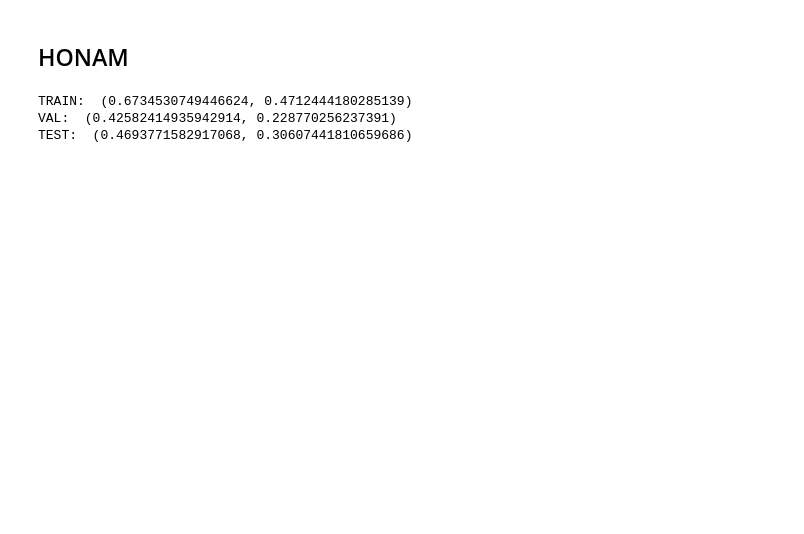
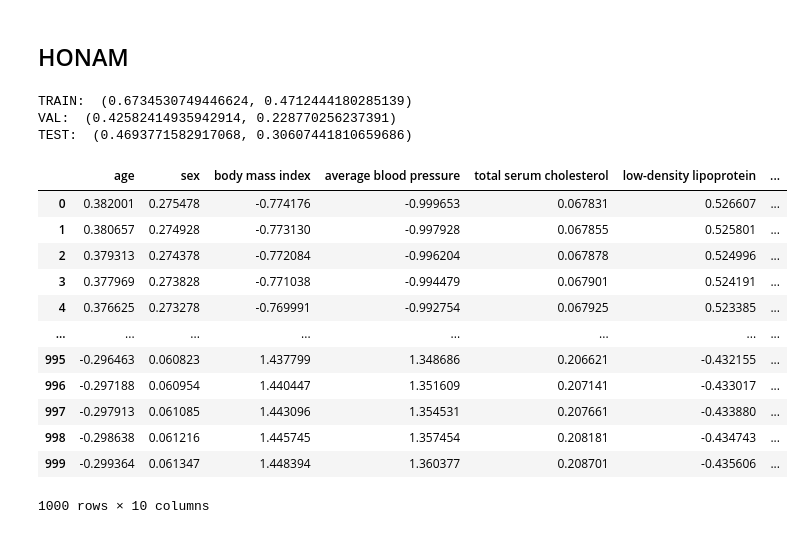
Before and after one commit to keensam04/HONAM, a Jupyter notebook: diabetes_progression.ipynb, the cells around one changed output. Saved outputs shown, nothing was run; the diff lists cells and outputs as text; code cells hidden in the pictures; blank space fills up the shorter version.

```diff
--- a/diabetes_progression.ipynb
+++ b/diabetes_progression.ipynb
@@ -821,3 +838,27 @@ print('TEST: ', evaluate(y_test, honam_pred, task))
 TRAIN:  (0.6734530749446624, 0.4712444180285139)
 VAL:  (0.42582414935942914, 0.228770256237391)
 TEST:  (0.4693771582917068, 0.30607441810659686)
+# %%
+num_samples = 1000
+cols = []
+for i in range(len(columns)):
+    X = np.zeros((num_samples, len(columns)))
+    X[:, i] = np.linspace(-5.0, 5.0, num_samples)
+    df = honam.feature_importance(X, [labels[c] for c in columns])
+    cols.append(df.iloc[:,i])
+honam_g = pd.DataFrame(cols).T
+honam_g
+# %% [output]
+|  | age | sex | body mass index | average blood pressure | total serum cholesterol | low-density lipoprotein | ... |
+| 0 | 0.382001 | 0.275478 | -0.774176 | -0.999653 | 0.067831 | 0.526607 | ... |
+| 1 | 0.380657 | 0.274928 | -0.773130 | -0.997928 | 0.067855 | 0.525801 | ... |
+| 2 | 0.379313 | 0.274378 | -0.772084 | -0.996204 | 0.067878 | 0.524996 | ... |
+| 3 | 0.377969 | 0.273828 | -0.771038 | -0.994479 | 0.067901 | 0.524191 | ... |
+| 4 | 0.376625 | 0.273278 | -0.769991 | -0.992754 | 0.067925 | 0.523385 | ... |
+| ... | ... | ... | ... | ... | ... | ... | ... |
+| 995 | -0.296463 | 0.060823 | 1.437799 | 1.348686 | 0.206621 | -0.432155 | ... |
+| 996 | -0.297188 | 0.060954 | 1.440447 | 1.351609 | 0.207141 | -0.433017 | ... |
+| 997 | -0.297913 | 0.061085 | 1.443096 | 1.354531 | 0.207661 | -0.433880 | ... |
+| 998 | -0.298638 | 0.061216 | 1.445745 | 1.357454 | 0.208181 | -0.434743 | ... |
+| 999 | -0.299364 | 0.061347 | 1.448394 | 1.360377 | 0.208701 | -0.435606 | ... |
+1000 rows × 10 columns
```
Also changed, not shown: parts of 9 cells of this notebook.
